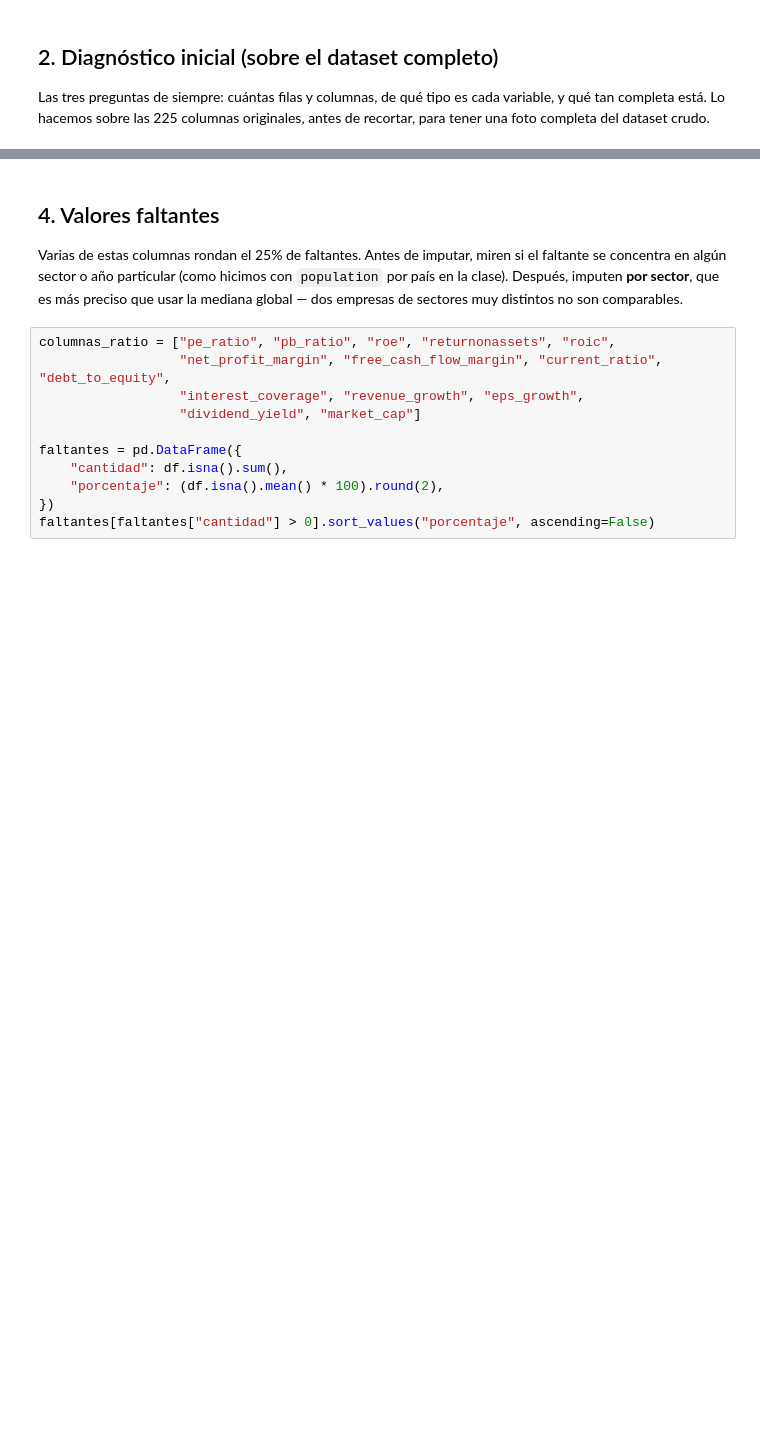
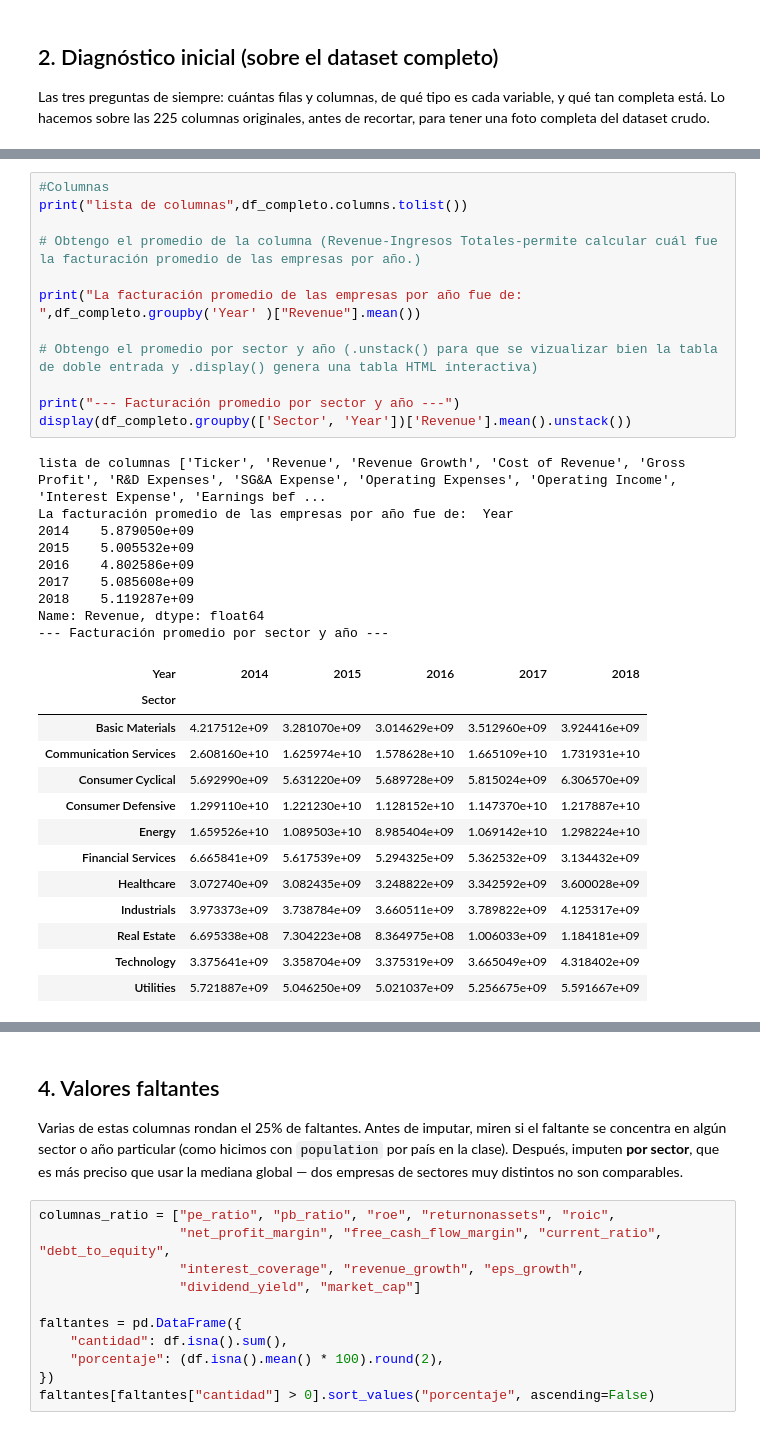
Before and after one commit to EmanuelMatiasCinel/Proyecto-Final-Data-Science, a Jupyter notebook: Grupo_16_Proyecto_Data_Science_estructura_(3).ipynb, the cells around one changed output, grey strips where cells are left out. Cells and saved outputs as stored; diff of their text form; blank space fills up the shorter version.

```diff
--- a/Grupo_16_Proyecto_Data_Science_estructura_(3).ipynb
+++ b/Grupo_16_Proyecto_Data_Science_estructura_(3).ipynb
@@ -150,0 +253,35 @@ Del dataset completo (225 columnas) nos quedamos con las que definimos por crite
+# %%
+#Columnas
+print("lista de columnas",df_completo.columns.tolist())
+
+# Obtengo el promedio de la columna (Revenue-Ingresos Totales-permite calcular cuál fue la facturación promedio de las empresas por año.)
+
+print("La facturación promedio de las empresas por año fue de: ",df_completo.groupby('Year' )["Revenue"].mean())
+
+# Obtengo el promedio por sector y año (.unstack() para que se vizualizar bien la tabla de doble entrada y .display() genera una tabla HTML interactiva)
+
+print("--- Facturación promedio por sector y año ---")
+display(df_completo.groupby(['Sector', 'Year'])['Revenue'].mean().unstack())
+# %% [output]
+lista de columnas ['Ticker', 'Revenue', 'Revenue Growth', 'Cost of Revenue', 'Gross Profit', 'R&D Expenses', 'SG&A Expense', 'Operating Expenses', 'Operating Income', 'Interest Expense', 'Earnings bef ...
+La facturación promedio de las empresas por año fue de:  Year
+2014    5.879050e+09
+2015    5.005532e+09
+2016    4.802586e+09
+2017    5.085608e+09
+2018    5.119287e+09
+Name: Revenue, dtype: float64
+--- Facturación promedio por sector y año ---
+| Year | 2014 | 2015 | 2016 | 2017 | 2018 |
+| Sector |  |  |  |  |  |
+| Basic Materials | 4.217512e+09 | 3.281070e+09 | 3.014629e+09 | 3.512960e+09 | 3.924416e+09 |
+| Communication Services | 2.608160e+10 | 1.625974e+10 | 1.578628e+10 | 1.665109e+10 | 1.731931e+10 |
+| Consumer Cyclical | 5.692990e+09 | 5.631220e+09 | 5.689728e+09 | 5.815024e+09 | 6.306570e+09 |
+| Consumer Defensive | 1.299110e+10 | 1.221230e+10 | 1.128152e+10 | 1.147370e+10 | 1.217887e+10 |
+| Energy | 1.659526e+10 | 1.089503e+10 | 8.985404e+09 | 1.069142e+10 | 1.298224e+10 |
+| Financial Services | 6.665841e+09 | 5.617539e+09 | 5.294325e+09 | 5.362532e+09 | 3.134432e+09 |
+| Healthcare | 3.072740e+09 | 3.082435e+09 | 3.248822e+09 | 3.342592e+09 | 3.600028e+09 |
+| Industrials | 3.973373e+09 | 3.738784e+09 | 3.660511e+09 | 3.789822e+09 | 4.125317e+09 |
+| Real Estate | 6.695338e+08 | 7.304223e+08 | 8.364975e+08 | 1.006033e+09 | 1.184181e+09 |
+| Technology | 3.375641e+09 | 3.358704e+09 | 3.375319e+09 | 3.665049e+09 | 4.318402e+09 |
+| Utilities | 5.721887e+09 | 5.046250e+09 | 5.021037e+09 | 5.256675e+09 | 5.591667e+09 |
```
Also changed, not shown: parts of 21 cells of this notebook.
